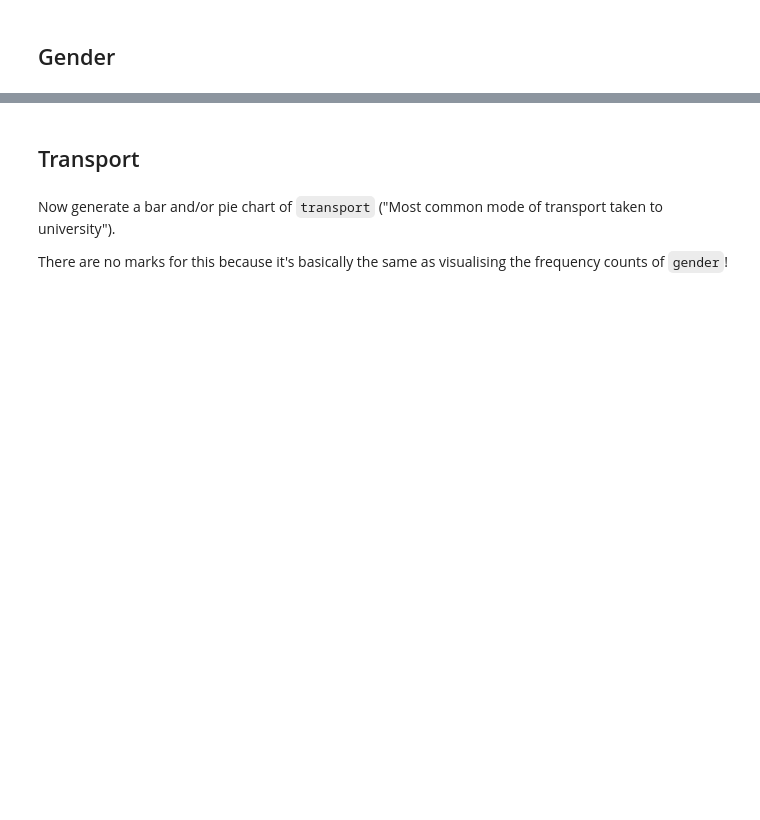
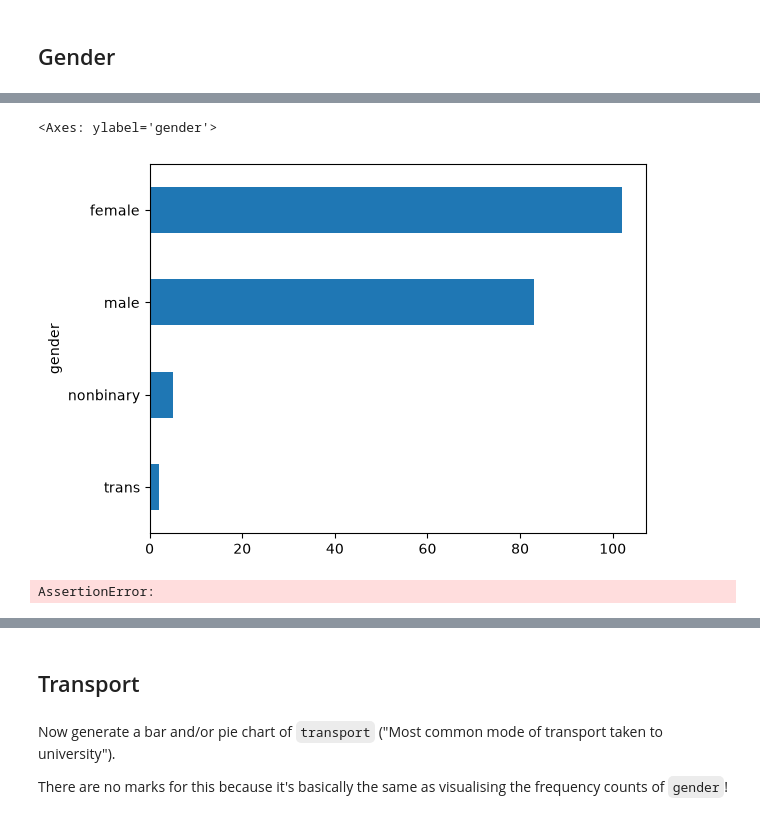
Before and after one commit to samuelsbenghe/year3-data-week5-lab, a Jupyter notebook: Descriptive statistics 1.ipynb, the cells around one changed output, grey strips where cells are left out. Cells and saved outputs as stored; diff of their text form; code cells hidden in the pictures; blank space fills up the shorter version.

```diff
--- a/Descriptive statistics 1.ipynb
+++ b/Descriptive statistics 1.ipynb
@@ -39,0 +31,14 @@ NotImplementedError:
+# %%
+### Begin a Solution
+# raise NotImplementedError()
+
+enjoyment_type = pd.CategoricalDtype(categories=['strongly disagree', 'disagree', 'neutral','agree', 'strongly agree'], ordered=True)
+
+df = pd.read_csv('transport-survey.csv', index_col=0, dtype={'gender': 'category', 'transport': 'category', 'num_journeys': 'int64', 'journey_time': 'float64', 'enjoyment': enjoyment_type})
+df['enjoyment'] = df['enjoyment'].cat.as_ordered()
+
+df
+
+### End solution
+
+# df = ...
@@ -125,12 +173,20 @@ We ususally wouldn't define a function to produce a simple plot like this, but w
     - set the title to 'Survey respondents: Gender'
 - ensure you return the `Axes` object for unit testing
 # %%
+
 def plot_gender_barh():
     # ax = ...
     # YOUR CODE HERE
-    raise NotImplementedError()
+    ax = df['gender'].value_counts().sort_index().plot.barh()
+    ax.invert_yaxis()
+
     # Return the Axes object for unit testing.
     return ax
+
+plot_gender_barh()
+# %% [output]
+<Axes: ylabel='gender'>
+[figure, added]
 # %%
 with patch('pandas.Series.value_counts') as mock_value_counts:
     plot_gender_barh()
@@ -141,6 +197,7 @@ with patch('pandas.Series.plot.barh') as mock_barh:
 mock_barh.assert_called_once_with()
 ax.invert_yaxis.assert_called_once_with()
 
+
 # Test y labels are correct.
 y_tick_text = [ticklabel.get_text() for ticklabel in gender_barh_ax.yaxis.get_ticklabels()]
 assert y_tick_text == ['female', 'male', 'nonbinary', 'trans']
@@ -148,6 +205,8 @@ assert y_tick_text == ['female', 'male', 'nonbinary', 'trans']
 # Test axes labels.
 assert gender_barh_ax.xaxis.get_label_text() == 'frequency'
 assert gender_barh_ax.yaxis.get_label_text() == 'gender'
+# %% [output]
+AssertionError:
 # %% [markdown]
 Generate a pie chart of gender frequency counts by implementing the function `plot_gender_pie`.
 
```
Also changed, not shown: parts of 9 cells of this notebook, 1 other file.
